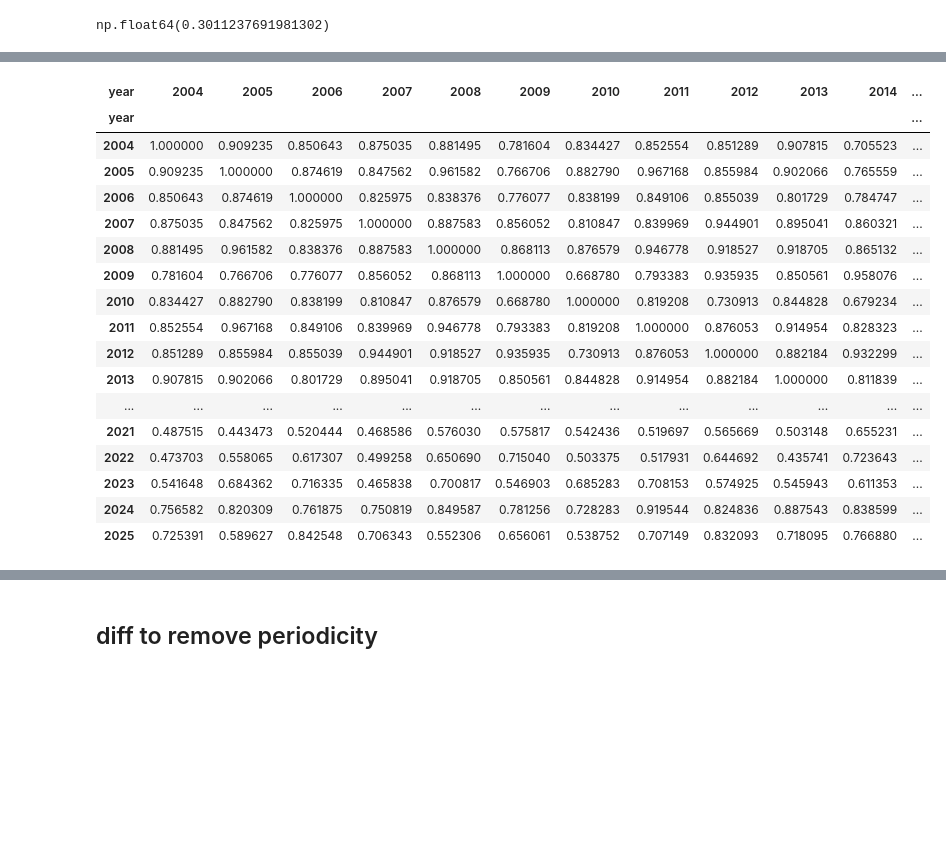
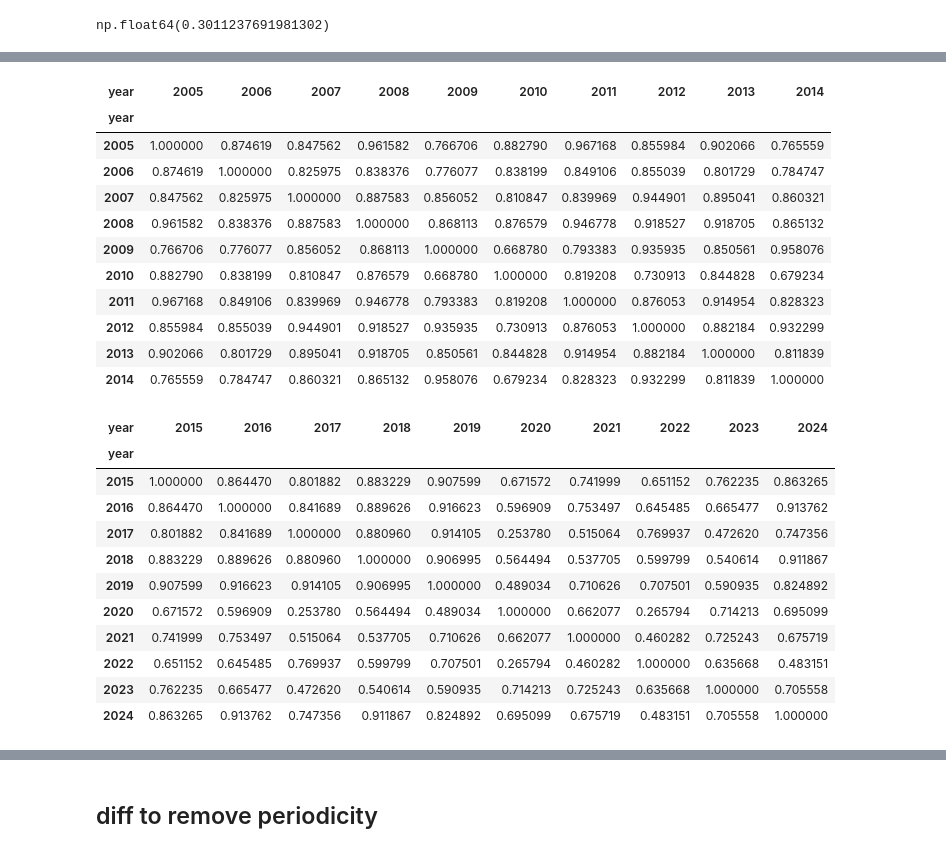
Before and after one commit to stelios-c/sig_proc, a Jupyter notebook: pydata_london2025/timeseries.ipynb, the cells around one changed output, grey strips where cells are left out. Saved outputs shown, nothing was run; the diff lists cells and outputs as text; code cells hidden in the pictures; blank space fills up the shorter version.

```diff
--- a/pydata_london2025/timeseries.ipynb
+++ b/pydata_london2025/timeseries.ipynb
@@ -58,7 +58,7 @@ Periodicity barely stands out in autocorrelation plot against decaying trend. A
 def non_partial_diff(df):
     return (df
             .diff()
-            .rename(columns={"Fourier Transform: (Worldwide)":"Fourier Transform diff"})
+            .rename(columns={"Fourier Transform: (Worldwide)":"Google trend diff"})
             .dropna()
            )
 # %%
@@ -174,36 +174,59 @@ np.float64(0.3011237691981302)
 # %%
 (trends_df
  .pipe(non_partial_diff)
  .reset_index()
  .assign(yearless_month= lambda x: x['Month'].dt.month,
          year=lambda x: x['Month'].dt.year
        )
+ .query('year>2004 and year <=2014')
  .set_index(['yearless_month','year'])
-  ['Fourier Transform diff']
+  ['Google trend diff']
  .unstack()
  .corr()
  .style
  .background_gradient(cmap='RdBu', vmin=-1, vmax=1)
 )
 # %% [output]
-| year | 2004 | 2005 | 2006 | 2007 | 2008 | 2009 | 2010 | 2011 | 2012 | 2013 | 2014 | ... |
-| year |  |  |  |  |  |  |  |  |  |  |  | ... |
-| 2004 | 1.000000 | 0.909235 | 0.850643 | 0.875035 | 0.881495 | 0.781604 | 0.834427 | 0.852554 | 0.851289 | 0.907815 | 0.705523 | ... |
-| 2005 | 0.909235 | 1.000000 | 0.874619 | 0.847562 | 0.961582 | 0.766706 | 0.882790 | 0.967168 | 0.855984 | 0.902066 | 0.765559 | ... |
-| 2006 | 0.850643 | 0.874619 | 1.000000 | 0.825975 | 0.838376 | 0.776077 | 0.838199 | 0.849106 | 0.855039 | 0.801729 | 0.784747 | ... |
-| 2007 | 0.875035 | 0.847562 | 0.825975 | 1.000000 | 0.887583 | 0.856052 | 0.810847 | 0.839969 | 0.944901 | 0.895041 | 0.860321 | ... |
-| 2008 | 0.881495 | 0.961582 | 0.838376 | 0.887583 | 1.000000 | 0.868113 | 0.876579 | 0.946778 | 0.918527 | 0.918705 | 0.865132 | ... |
-| 2009 | 0.781604 | 0.766706 | 0.776077 | 0.856052 | 0.868113 | 1.000000 | 0.668780 | 0.793383 | 0.935935 | 0.850561 | 0.958076 | ... |
-| 2010 | 0.834427 | 0.882790 | 0.838199 | 0.810847 | 0.876579 | 0.668780 | 1.000000 | 0.819208 | 0.730913 | 0.844828 | 0.679234 | ... |
-| 2011 | 0.852554 | 0.967168 | 0.849106 | 0.839969 | 0.946778 | 0.793383 | 0.819208 | 1.000000 | 0.876053 | 0.914954 | 0.828323 | ... |
-| 2012 | 0.851289 | 0.855984 | 0.855039 | 0.944901 | 0.918527 | 0.935935 | 0.730913 | 0.876053 | 1.000000 | 0.882184 | 0.932299 | ... |
-| 2013 | 0.907815 | 0.902066 | 0.801729 | 0.895041 | 0.918705 | 0.850561 | 0.844828 | 0.914954 | 0.882184 | 1.000000 | 0.811839 | ... |
-| ... | ... | ... | ... | ... | ... | ... | ... | ... | ... | ... | ... | ... |
-| 2021 | 0.487515 | 0.443473 | 0.520444 | 0.468586 | 0.576030 | 0.575817 | 0.542436 | 0.519697 | 0.565669 | 0.503148 | 0.655231 | ... |
-| 2022 | 0.473703 | 0.558065 | 0.617307 | 0.499258 | 0.650690 | 0.715040 | 0.503375 | 0.517931 | 0.644692 | 0.435741 | 0.723643 | ... |
-| 2023 | 0.541648 | 0.684362 | 0.716335 | 0.465838 | 0.700817 | 0.546903 | 0.685283 | 0.708153 | 0.574925 | 0.545943 | 0.611353 | ... |
-| 2024 | 0.756582 | 0.820309 | 0.761875 | 0.750819 | 0.849587 | 0.781256 | 0.728283 | 0.919544 | 0.824836 | 0.887543 | 0.838599 | ... |
-| 2025 | 0.725391 | 0.589627 | 0.842548 | 0.706343 | 0.552306 | 0.656061 | 0.538752 | 0.707149 | 0.832093 | 0.718095 | 0.766880 | ... |
+| year | 2005 | 2006 | 2007 | 2008 | 2009 | 2010 | 2011 | 2012 | 2013 | 2014 |
+| year |  |  |  |  |  |  |  |  |  |  |
+| 2005 | 1.000000 | 0.874619 | 0.847562 | 0.961582 | 0.766706 | 0.882790 | 0.967168 | 0.855984 | 0.902066 | 0.765559 |
+| 2006 | 0.874619 | 1.000000 | 0.825975 | 0.838376 | 0.776077 | 0.838199 | 0.849106 | 0.855039 | 0.801729 | 0.784747 |
+| 2007 | 0.847562 | 0.825975 | 1.000000 | 0.887583 | 0.856052 | 0.810847 | 0.839969 | 0.944901 | 0.895041 | 0.860321 |
+| 2008 | 0.961582 | 0.838376 | 0.887583 | 1.000000 | 0.868113 | 0.876579 | 0.946778 | 0.918527 | 0.918705 | 0.865132 |
+| 2009 | 0.766706 | 0.776077 | 0.856052 | 0.868113 | 1.000000 | 0.668780 | 0.793383 | 0.935935 | 0.850561 | 0.958076 |
+| 2010 | 0.882790 | 0.838199 | 0.810847 | 0.876579 | 0.668780 | 1.000000 | 0.819208 | 0.730913 | 0.844828 | 0.679234 |
+| 2011 | 0.967168 | 0.849106 | 0.839969 | 0.946778 | 0.793383 | 0.819208 | 1.000000 | 0.876053 | 0.914954 | 0.828323 |
+| 2012 | 0.855984 | 0.855039 | 0.944901 | 0.918527 | 0.935935 | 0.730913 | 0.876053 | 1.000000 | 0.882184 | 0.932299 |
+| 2013 | 0.902066 | 0.801729 | 0.895041 | 0.918705 | 0.850561 | 0.844828 | 0.914954 | 0.882184 | 1.000000 | 0.811839 |
+| 2014 | 0.765559 | 0.784747 | 0.860321 | 0.865132 | 0.958076 | 0.679234 | 0.828323 | 0.932299 | 0.811839 | 1.000000 |
+# %%
+(trends_df
+ .pipe(non_partial_diff)
+ .reset_index()
+ .assign(yearless_month= lambda x: x['Month'].dt.month,
+         year=lambda x: x['Month'].dt.year
+       )
+ .query('year>2014 and year <=2024')
+ .set_index(['yearless_month','year'])
+  ['Google trend diff']
+ .unstack()
+ .corr()
+ .style
+ .background_gradient(cmap='RdBu', vmin=-1, vmax=1)
+)
+# %% [output]
+| year | 2015 | 2016 | 2017 | 2018 | 2019 | 2020 | 2021 | 2022 | 2023 | 2024 |
+| year |  |  |  |  |  |  |  |  |  |  |
+| 2015 | 1.000000 | 0.864470 | 0.801882 | 0.883229 | 0.907599 | 0.671572 | 0.741999 | 0.651152 | 0.762235 | 0.863265 |
+| 2016 | 0.864470 | 1.000000 | 0.841689 | 0.889626 | 0.916623 | 0.596909 | 0.753497 | 0.645485 | 0.665477 | 0.913762 |
+| 2017 | 0.801882 | 0.841689 | 1.000000 | 0.880960 | 0.914105 | 0.253780 | 0.515064 | 0.769937 | 0.472620 | 0.747356 |
+| 2018 | 0.883229 | 0.889626 | 0.880960 | 1.000000 | 0.906995 | 0.564494 | 0.537705 | 0.599799 | 0.540614 | 0.911867 |
+| 2019 | 0.907599 | 0.916623 | 0.914105 | 0.906995 | 1.000000 | 0.489034 | 0.710626 | 0.707501 | 0.590935 | 0.824892 |
+| 2020 | 0.671572 | 0.596909 | 0.253780 | 0.564494 | 0.489034 | 1.000000 | 0.662077 | 0.265794 | 0.714213 | 0.695099 |
+| 2021 | 0.741999 | 0.753497 | 0.515064 | 0.537705 | 0.710626 | 0.662077 | 1.000000 | 0.460282 | 0.725243 | 0.675719 |
+| 2022 | 0.651152 | 0.645485 | 0.769937 | 0.599799 | 0.707501 | 0.265794 | 0.460282 | 1.000000 | 0.635668 | 0.483151 |
+| 2023 | 0.762235 | 0.665477 | 0.472620 | 0.540614 | 0.590935 | 0.714213 | 0.725243 | 0.635668 | 1.000000 | 0.705558 |
+| 2024 | 0.863265 | 0.913762 | 0.747356 | 0.911867 | 0.824892 | 0.695099 | 0.675719 | 0.483151 | 0.705558 | 1.000000 |
 # %%
 (trends_df
  .pipe(non_partial_diff)
```
Also changed, not shown: parts of 11 cells of this notebook.
